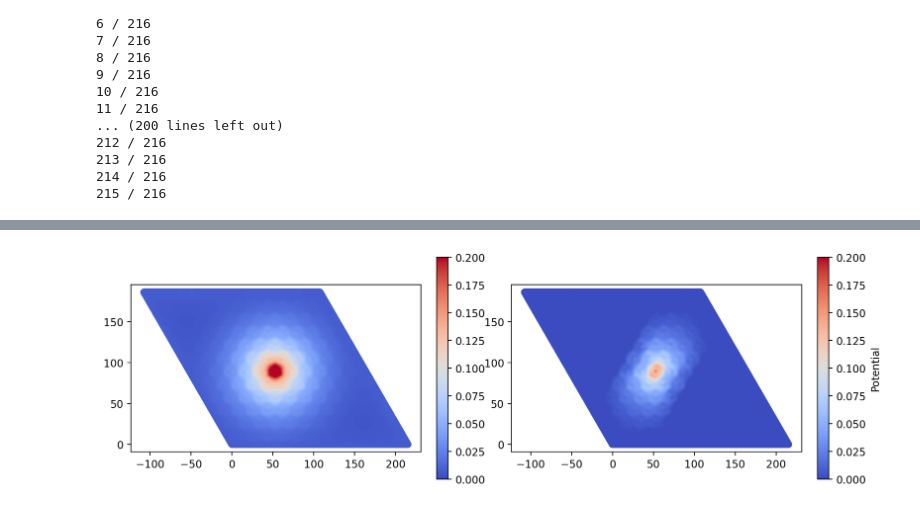
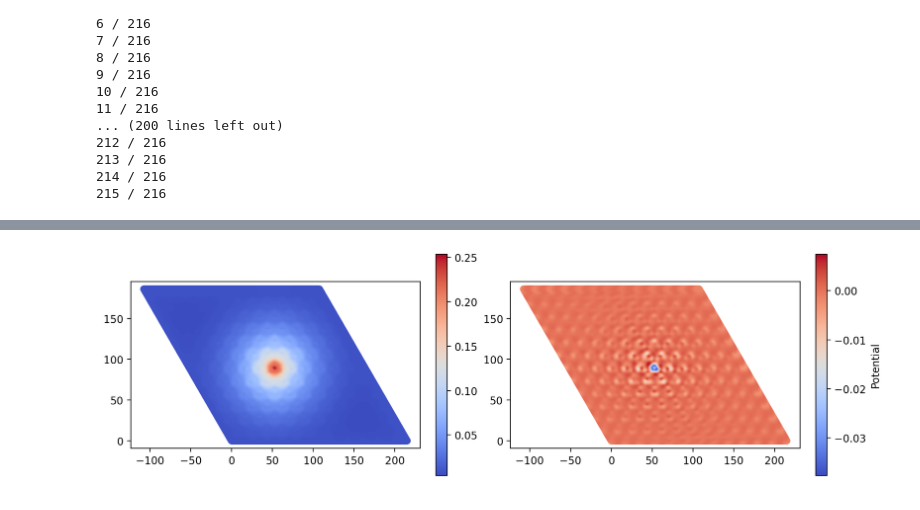
Before and after one commit to rjguo1208/potcorr, a Jupyter notebook: potcorr_test.ipynb, the cells around one changed output, grey strips where cells are left out. Drawn from its saved outputs; the diff is of its cells as text; code cells hidden in the pictures.

```diff
--- a/potcorr_test.ipynb
+++ b/potcorr_test.ipynb
@@ -268,3 +260,10 @@ for i0_ in Gind_list:
         '''
 # %%
 #eps_mat = csr_matrix((eps_values.flatten(),(eps_indices_i, eps_indices_j)),shape=(len(flatten_gind), len(flatten_gind)))
+# %%
+print(len(ttkw.E_Gqvec_tt[ttkw.E_Gqvec_tt<5]))
+print(len(set(ttkw.g_rhoind_tt[ttkw.E_Gqvec_tt<5])))
+Gind_list = list(sorted(set(ttkw.g_rhoind_tt[ttkw.E_Gqvec_tt<5])))
+# %%
+for i in Gind_list:
+    print(i)
@@ -275,26 +277,29 @@ pot_tot_k[0,0,0] = 0
 # %%
 
 phi_k = np.zeros_like(pot_tot_k, dtype=complex)
-Gind_list = range(22)
-phi_k[ttkw.g_rhoind_tt>=len(Gind_list)]=pot_tot_k[ttkw.g_rhoind_tt>=len(Gind_list)]
+#Gind_list = range(22)
+
+phi_k[~np.isin(ttkw.g_rhoind_tt,Gind_list)]=pot_tot_k[~np.isin(ttkw.g_rhoind_tt,Gind_list)]
 phik_list = []
-val_len = len(ttkw.g_rhoind_tt[ttkw.g_rhoind_tt<len(Gind_list)])
-gind_reduced = ttkw.g_rhoind_tt[ttkw.g_rhoind_tt<len(Gind_list)]
-#g_tuple_q_reduced = ttkw.g_tuple_q_tt[ttkw.g_rhoind_tt<len(Gind_list)]
-q_ind_reduced = q_ind_tt[ttkw.g_rhoind_tt<len(Gind_list)]
-pot_reduced = pot_tot_k[ttkw.g_rhoind_tt<len(Gind_list)]
+val_len = len(ttkw.g_rhoind_tt[np.isin(ttkw.g_rhoind_tt,Gind_list)])
+gind_reduced = ttkw.g_rhoind_tt[np.isin(ttkw.g_rhoind_tt,Gind_list)]
+
+q_ind_reduced = q_ind_tt[np.isin(ttkw.g_rhoind_tt,Gind_list)]
+pot_reduced = pot_tot_k[np.isin(ttkw.g_rhoind_tt,Gind_list)]
 for i in range(val_len):
+    print(i)
     G_index = gind_reduced[i]
     q_index = q_ind_reduced[i]
     #print(q_index)
     #print(q_ind_reduced[i])
     pot0 = pot_reduced[q_ind_reduced==q_index]
-    eps_tmp = eps_mat_q[q_index,G_index,gind_reduced[q_ind_reduced==q_index]]
-
+    eps_tmp = eps_mat_q[q_index,np.where(np.array(Gind_list)==G_index)[0][0],np.where(np.isin(Gind_list,gind_reduced[q_ind_reduced==q_index]))[0]]
+    #print(eps_tmp)
+    #print(pot0)
     phi_tmp=eps_tmp@pot0.T
     phik_list.append(phi_tmp)
     #print(i)
-phi_k[ttkw.g_rhoind_tt<len(Gind_list)] = phik_list
+phi_k[np.isin(ttkw.g_rhoind_tt,Gind_list)] = phik_list
     #ttkw.g_rhoind_tt[ttkw.g_rhoind_tt==i]
 
     #ttkw.g_tuple_q_tt
@@ -307,41 +330,41 @@ nx,ny,nz = np.shape(pot_bare_r)
 potential_2d1 = pot_tot_r[:,:,int(nz*0.5)]
 potential_2d2 = pot_bare_r[:,:,int(nz*0.5)]
 
-x = np.arange(0, potential_2d.shape[0])
-y = np.arange(0, potential_2d.shape[1])
+x = np.arange(0, potential_2d1.shape[0])
+y = np.arange(0, potential_2d1.shape[1])
 
 #x = np.copy(a)
 #y = np.copy(b)
 
 
 X, Y = np.meshgrid(x, y)
 
 x = X.flatten()-0.5*Y.flatten()
 y = Y.flatten()*np.sqrt(3)*0.5 #- X.flatten()*0.5
 z1 = potential_2d1.flatten()
 z2 = potential_2d2.flatten()
 fig, ax = plt.subplots(1,2,figsize=(12,6),dpi=200)
 hb1 = ax[0].scatter(x, y, c=z1,
                 #gridsize=100,
-                vmax=0.2,
-                vmin=0.0,
+    #            vmax=0.2,
+    #            vmin=0.0,
                     cmap='coolwarm')
 ax[0].set_aspect('equal', adjustable='box')
 #ax.set_xlim(0, 180)
 #ax.set_ylim(0, 180)
 cb = fig.colorbar(hb1, ax=ax[0],fraction = 0.035)
 hb2 = ax[1].scatter(x, y, c=z2,
                 #gridsize=100,
-                vmax=0.2,
-                vmin=0.0,
+   #             vmax=0.2,
+   #             vmin=0.0,
                     cmap='coolwarm')
 ax[1].set_aspect('equal', adjustable='box')
 #ax.set_xlim(0, 180)
 #ax.set_ylim(0, 180)
 cb = fig.colorbar(hb2, ax=ax[1],fraction = 0.035)
 cb.set_label('Potential')
 plt.show()
 #Rho1.rho = np.real(pot_tot_r)
 #io_xsf.write_xsf(Rho1, xsf_type='rho', filedir=cell['folder']+'test.xsf')
 # %% [output]
-[figure, old version]
+[figure, new version]
```
Also changed, not shown: parts of 15 cells of this notebook, 3 other files.
